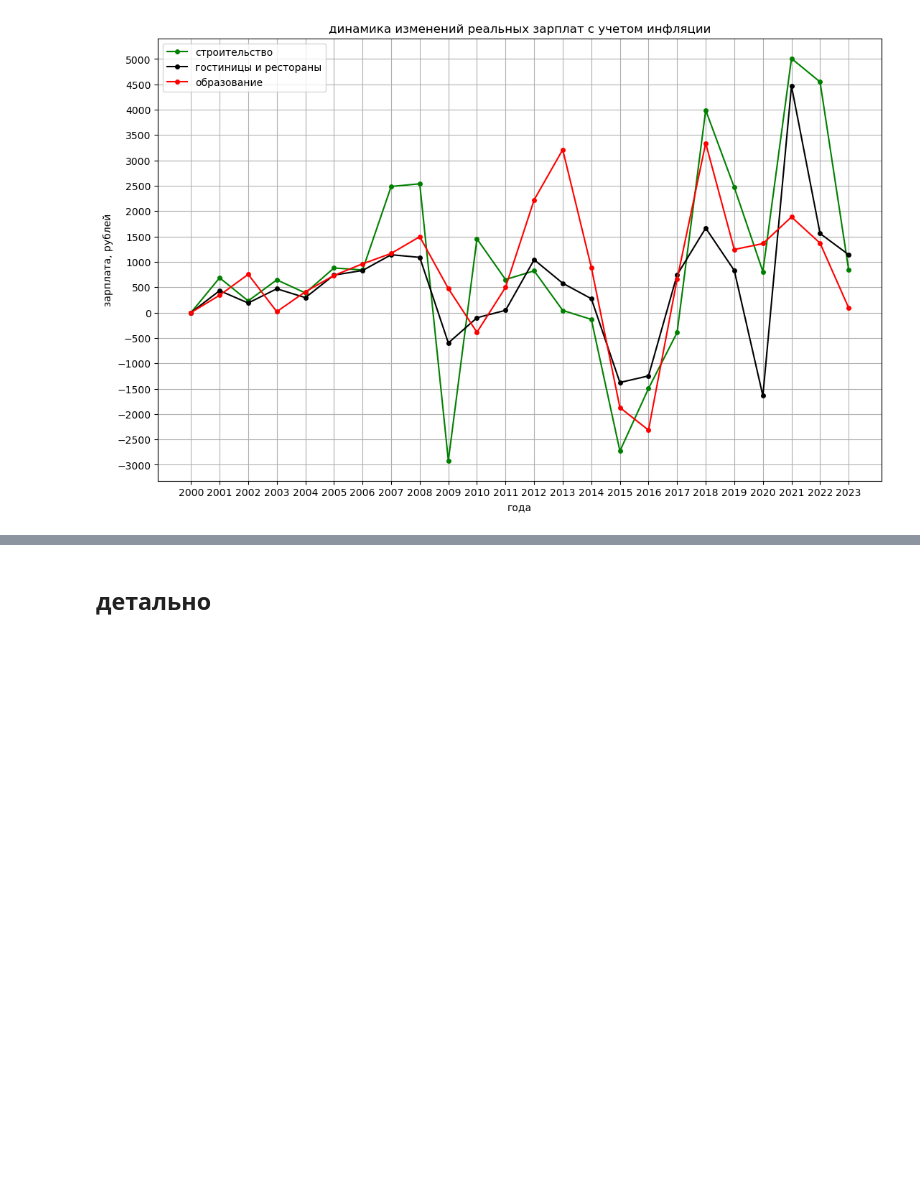
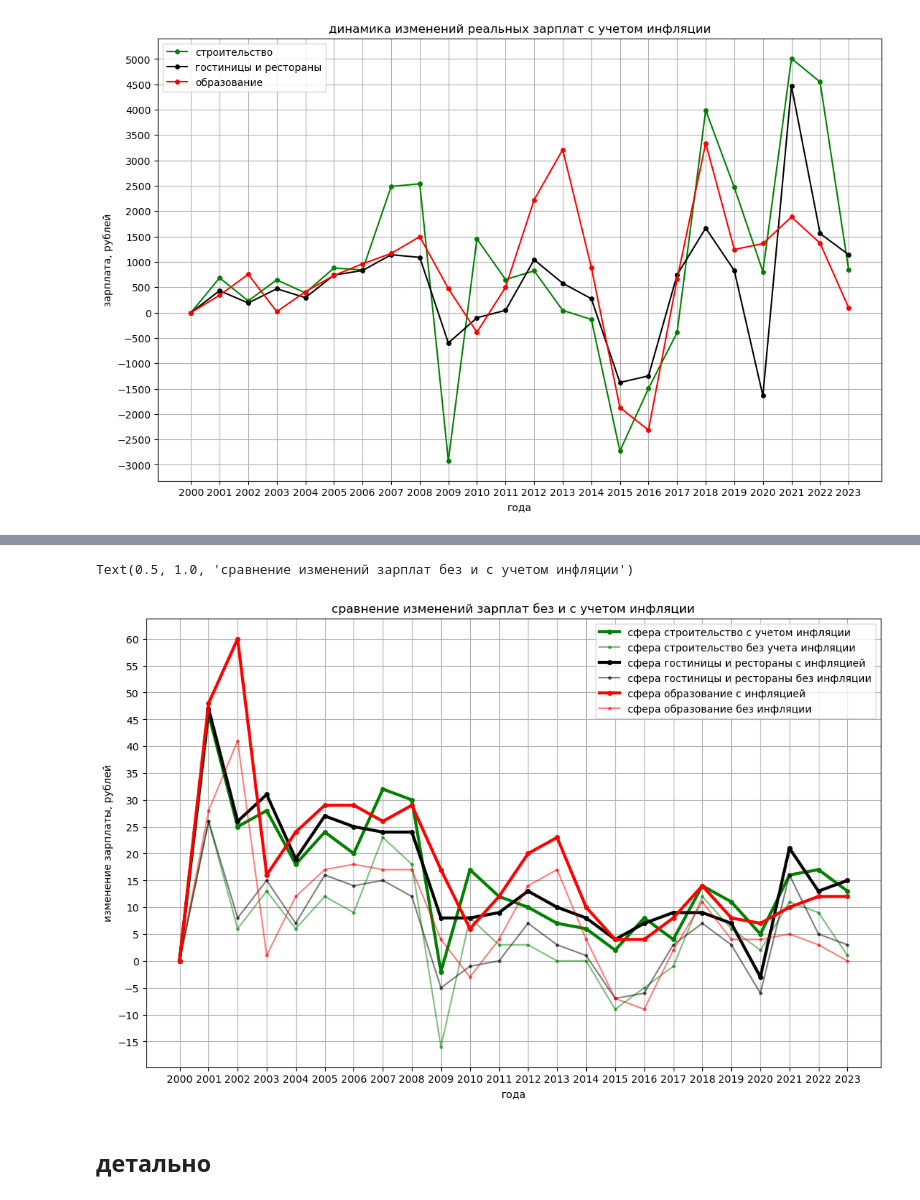
Before and after one commit to gosha22008/final_project_start_in_ds, a Jupyter notebook: test_analizys.ipynb, the cells around one changed output, grey strips where cells are left out. Cells and saved outputs as stored; diff of their text form; code cells hidden in the pictures; blank space fills up the shorter version.

Commit message:
add text

```diff
--- a/test_analizys.ipynb
+++ b/test_analizys.ipynb
@@ -240,3 +314,24 @@ plt.legend(['строительство','гостиницы и ресторан
+# %%
+# график роста зарплат без и с учета инфляции
+plt.figure(figsize=[13,8])
+# plt.axhline(y=0, color='blue', linestyle='--')
+plt.grid()
+plt.yticks(np.arange(-15, 75, step=5))
+plt.plot(sal_growth_percen.columns, sal_growth_percen.iloc[0].values, color='green', marker='.', markersize=8, linewidth=3)
+plt.plot(sal_growth_with_inf_percen.columns, sal_growth_with_inf_percen.iloc[0].values, color='green', marker='.', markersize=5, alpha=0.5)
+plt.plot(sal_growth_percen.columns, sal_growth_percen.iloc[1].values, color='black', marker='.', markersize=8, linewidth=3)
+plt.plot(sal_growth_with_inf_percen.columns, sal_growth_with_inf_percen.iloc[1].values, color='black', marker='.', markersize=5, alpha=0.5)
+plt.plot(sal_growth_percen.columns, sal_growth_percen.iloc[2].values, color='red', marker='.', markersize=8, linewidth=3)
+plt.plot(sal_growth_with_inf_percen.columns, sal_growth_with_inf_percen.iloc[2].values, color='red', marker='.', markersize=5, alpha=0.5)
+plt.xlabel('года')
+plt.ylabel('изменение зарплаты, рублей')
+plt.legend(['сфера строительство с учетом инфляции', 'сфера строительство без учета инфляции',
+            'сфера гостиницы и рестораны с инфляцией', 'сфера гостиницы и рестораны без инфляции',
+            'сфера образование с инфляцией', 'сфера образование без инфляции'])
+plt.title('сравнение изменений зарплат без и с учетом инфляции')
+# %% [output]
+Text(0.5, 1.0, 'сравнение изменений зарплат без и с учетом инфляции')
+[figure, added]
 # %% [markdown]
 ## детально
 # %%
```
Also changed, not shown: parts of 5 cells of this notebook, 1 other file.
